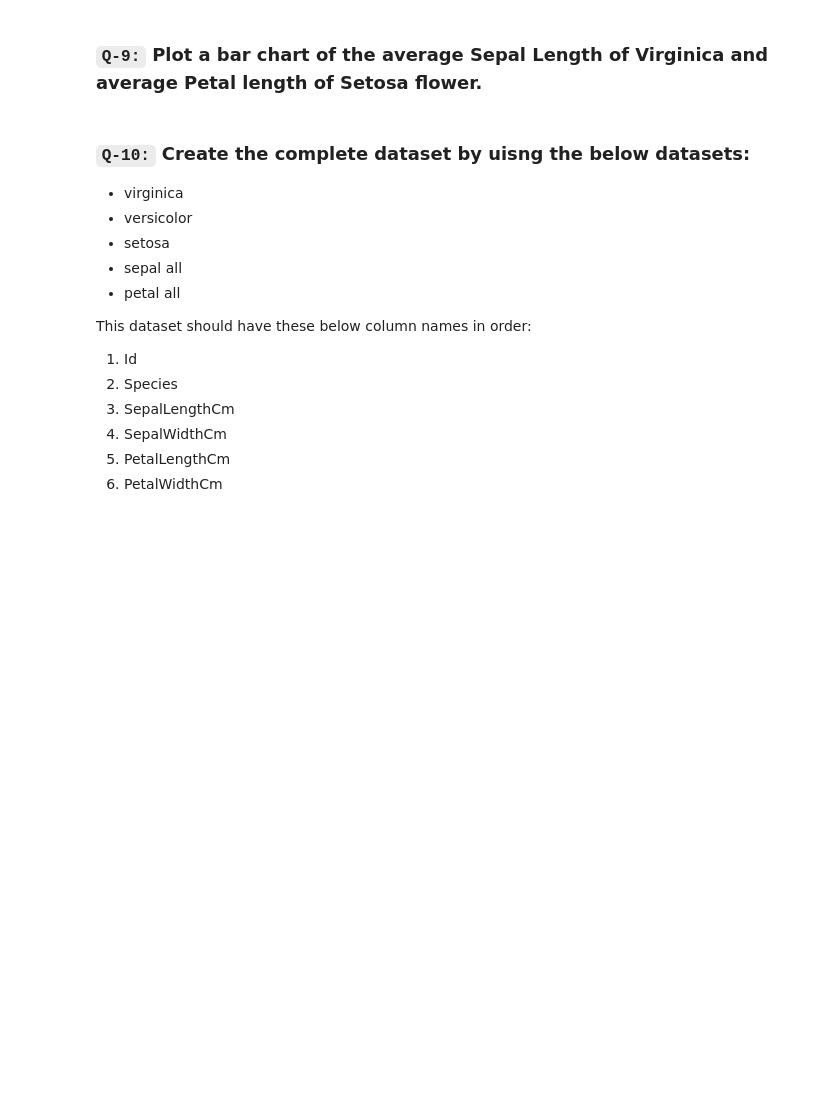
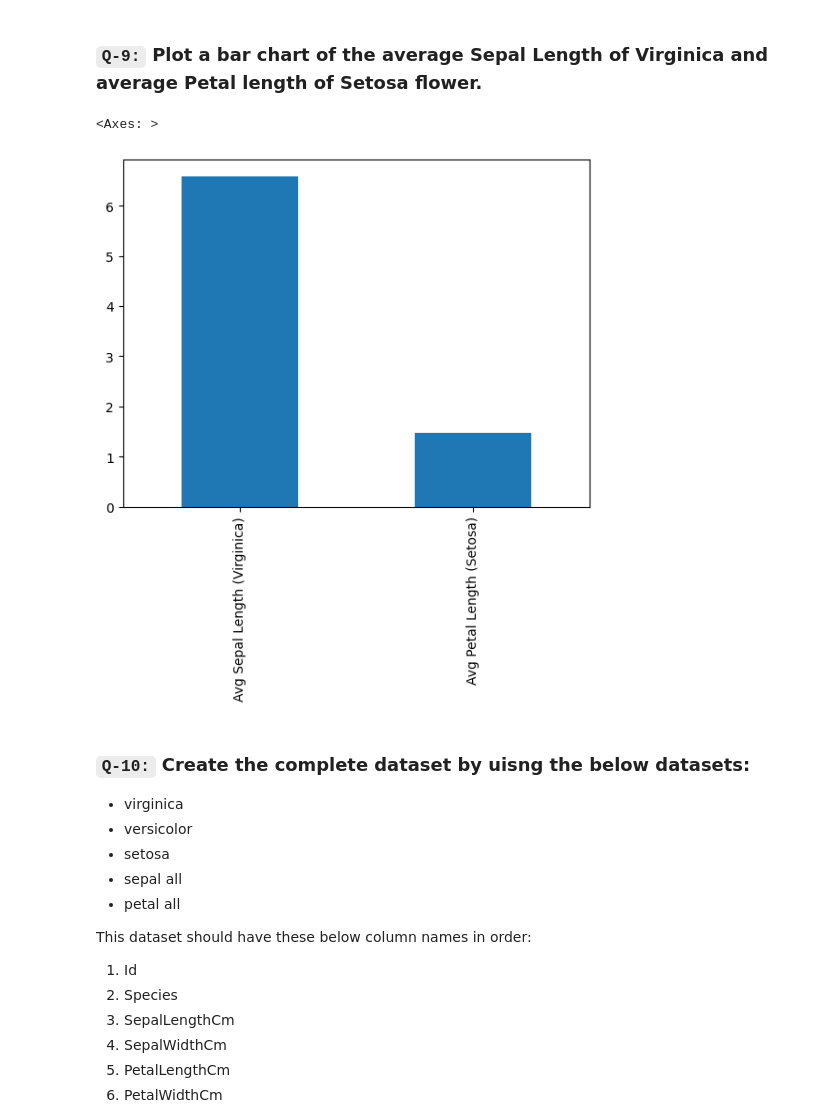
Before and after one commit to ushi-masuka/python-practice, a Jupyter notebook: day2001.ipynb, the cells around one changed output. Cells and saved outputs as stored; diff of their text form; code cells hidden in the pictures; blank space fills up the shorter version.

```diff
--- a/day2001.ipynb
+++ b/day2001.ipynb
@@ -477,3 +481,12 @@ setosa = pd.read_csv("https://docs.google.com/spreadsheets/d/e/2PACX-1vSjqJpdgy2
+# %%
+setosa_full=setosa.merge(sepal_all).merge(petal_all)
+virginica_full=virginica.merge(sepal_all).merge(petal_all)
+avg_sl_virginica=virginica_full['SepalLengthCm'].mean()
+avg_pl_setosa=setosa_full['PetalLengthCm'].mean()
+pd.Series([avg_sl_virginica, avg_pl_setosa],index=['Avg Sepal Length (Virginica)', 'Avg Petal Length (Setosa)']).plot(kind="bar")
+# %% [output]
+<Axes: >
+[figure, added]
 # %% [markdown]
 ### `Q-10:` Create the complete dataset by uisng the below datasets:
 - virginica
```
Also changed, not shown: parts of 8 cells of this notebook.
